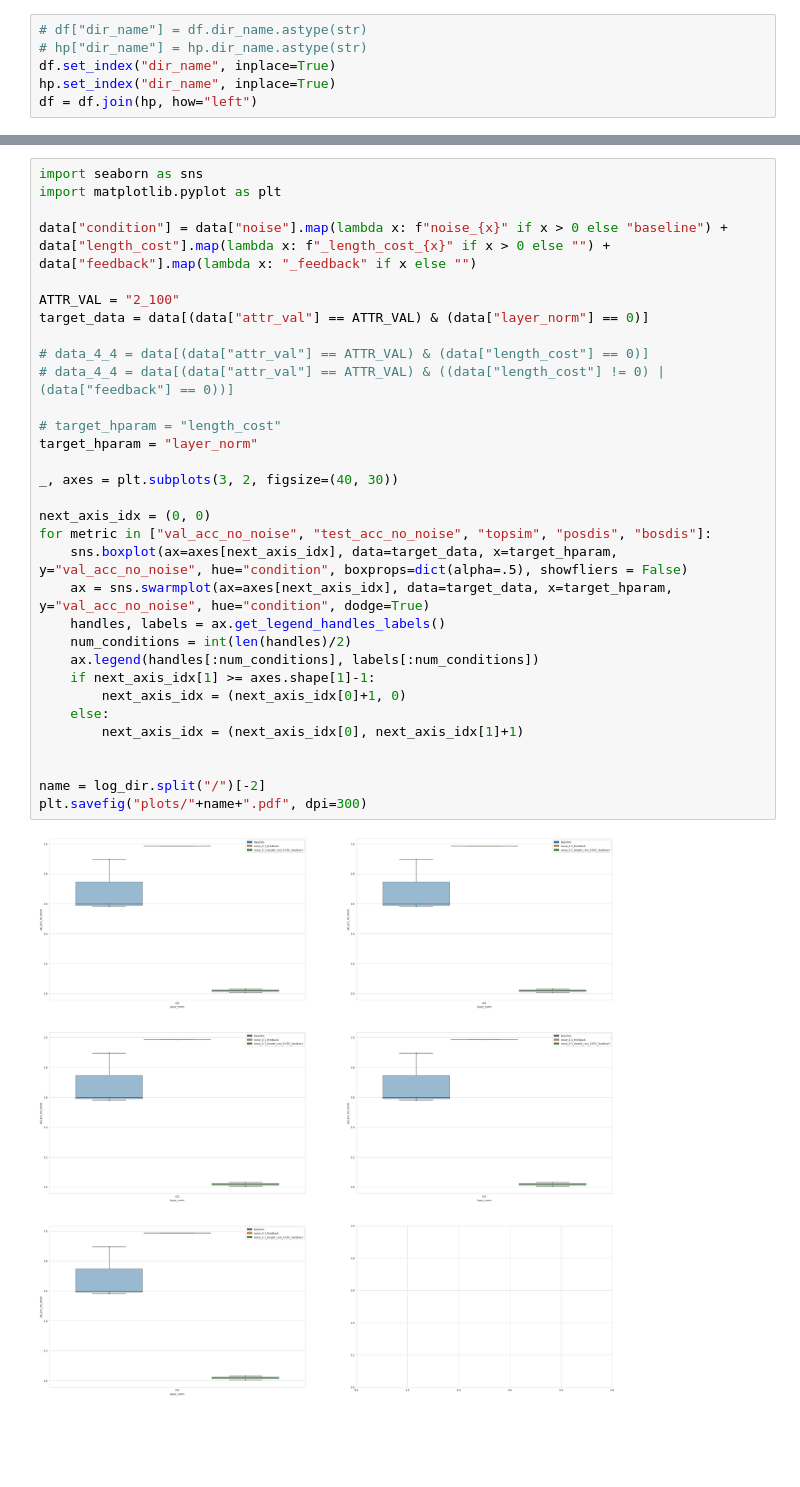
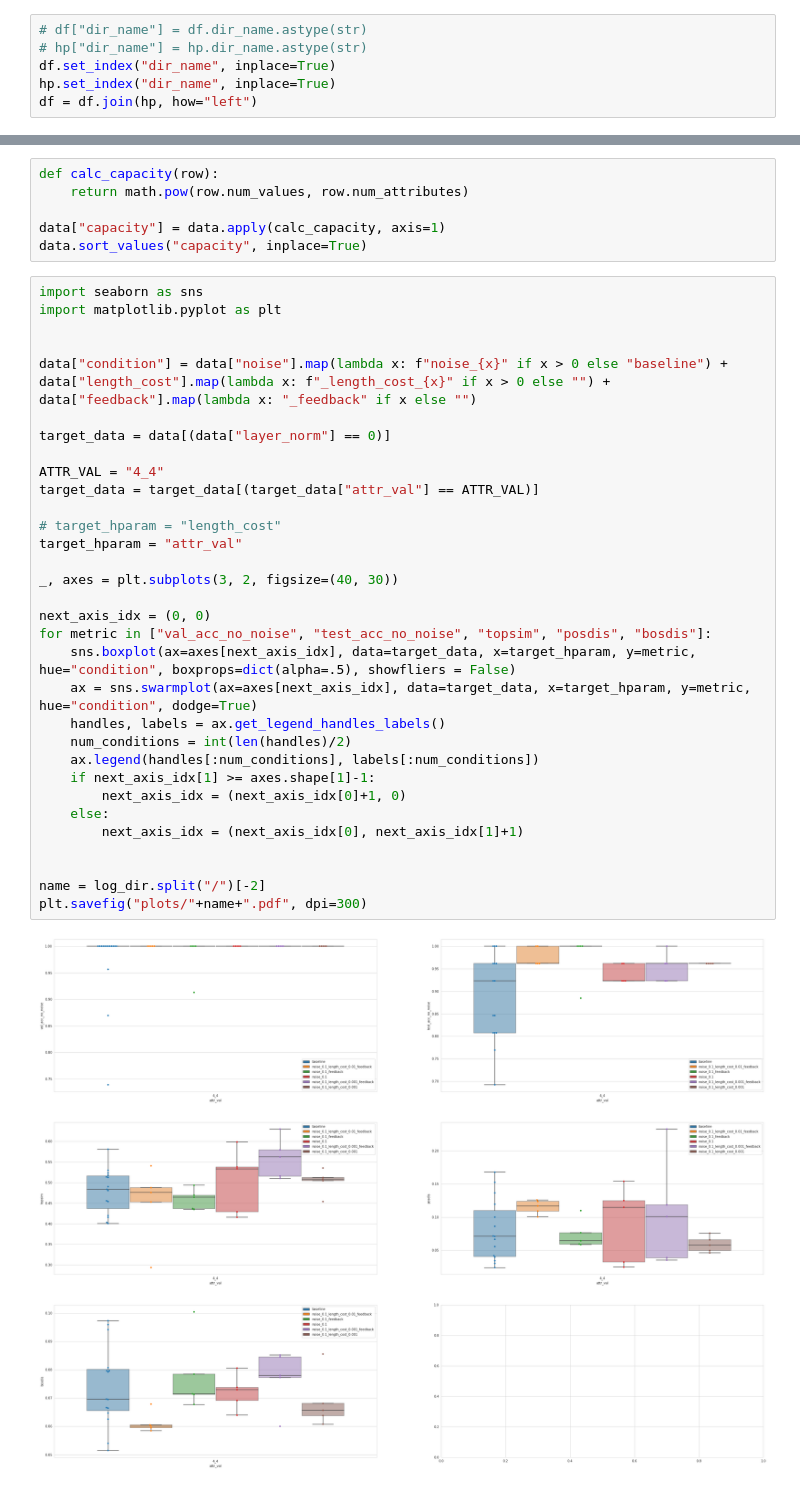
Before and after one commit to mitjanikolaus/emergent_communication, a Jupyter notebook: eval_grid_search_from_logs.ipynb, the cells around one changed output, grey strips where cells are left out. Cells and saved outputs as stored; diff of their text form; blank space fills up the shorter version.

```diff
--- a/eval_grid_search_from_logs.ipynb
+++ b/eval_grid_search_from_logs.ipynb
@@ -133,34 +132,40 @@ Num agents: 1.0
+# %%
+def calc_capacity(row):
+    return math.pow(row.num_values, row.num_attributes)
+
+data["capacity"] = data.apply(calc_capacity, axis=1)
+data.sort_values("capacity", inplace=True)
 # %%
 import seaborn as sns
 import matplotlib.pyplot as plt
 
+
 data["condition"] = data["noise"].map(lambda x: f"noise_{x}" if x > 0 else "baseline") + data["length_cost"].map(lambda x: f"_length_cost_{x}" if x > 0 else "") + data["feedback"].map(lambda x: "_feedback" if x else "")
 
-ATTR_VAL = "2_100"
-target_data = data[(data["attr_val"] == ATTR_VAL) & (data["layer_norm"] == 0)]
+target_data = data[(data["layer_norm"] == 0)]
 
-# data_4_4 = data[(data["attr_val"] == ATTR_VAL) & (data["length_cost"] == 0)]
-# data_4_4 = data[(data["attr_val"] == ATTR_VAL) & ((data["length_cost"] != 0) | (data["feedback"] == 0))]
+ATTR_VAL = "4_4"
+target_data = target_data[(target_data["attr_val"] == ATTR_VAL)]
 
 # target_hparam = "length_cost"
-target_hparam = "layer_norm"
+target_hparam = "attr_val"
 
 _, axes = plt.subplots(3, 2, figsize=(40, 30))
 
 next_axis_idx = (0, 0)
 for metric in ["val_acc_no_noise", "test_acc_no_noise", "topsim", "posdis", "bosdis"]:
-    sns.boxplot(ax=axes[next_axis_idx], data=target_data, x=target_hparam, y="val_acc_no_noise", hue="condition", boxprops=dict(alpha=.5), showfliers = False)
-    ax = sns.swarmplot(ax=axes[next_axis_idx], data=target_data, x=target_hparam, y="val_acc_no_noise", hue="condition", dodge=True)
+    sns.boxplot(ax=axes[next_axis_idx], data=target_data, x=target_hparam, y=metric, hue="condition", boxprops=dict(alpha=.5), showfliers = False)
+    ax = sns.swarmplot(ax=axes[next_axis_idx], data=target_data, x=target_hparam, y=metric, hue="condition", dodge=True)
     handles, labels = ax.get_legend_handles_labels()
     num_conditions = int(len(handles)/2)
     ax.legend(handles[:num_conditions], labels[:num_conditions])
     if next_axis_idx[1] >= axes.shape[1]-1:
         next_axis_idx = (next_axis_idx[0]+1, 0)
     else:
         next_axis_idx = (next_axis_idx[0], next_axis_idx[1]+1)
 
 
 name = log_dir.split("/")[-2]
 plt.savefig("plots/"+name+".pdf", dpi=300)
 # %% [output]
-[figure, old version]
+[figure, new version]
```
Also changed, not shown: parts of 5 cells of this notebook.
